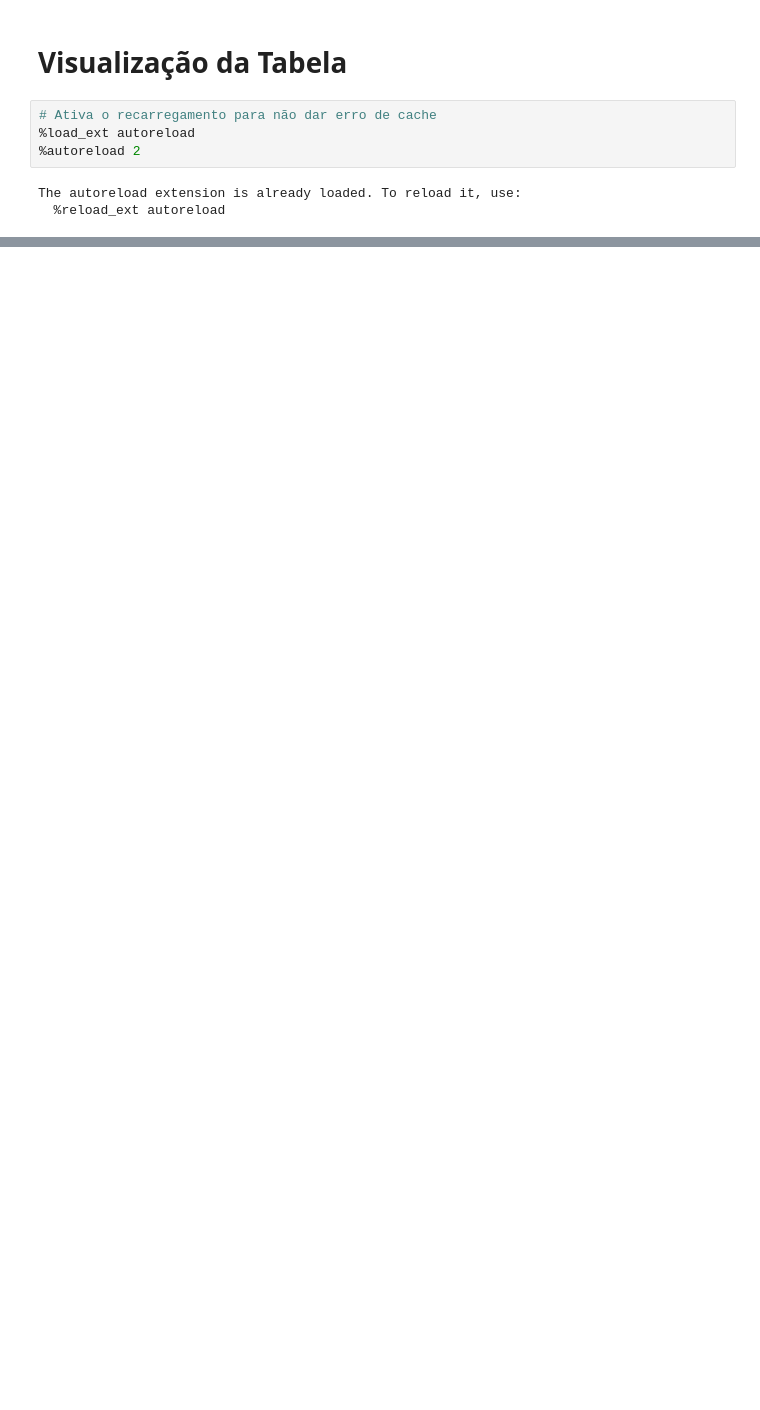
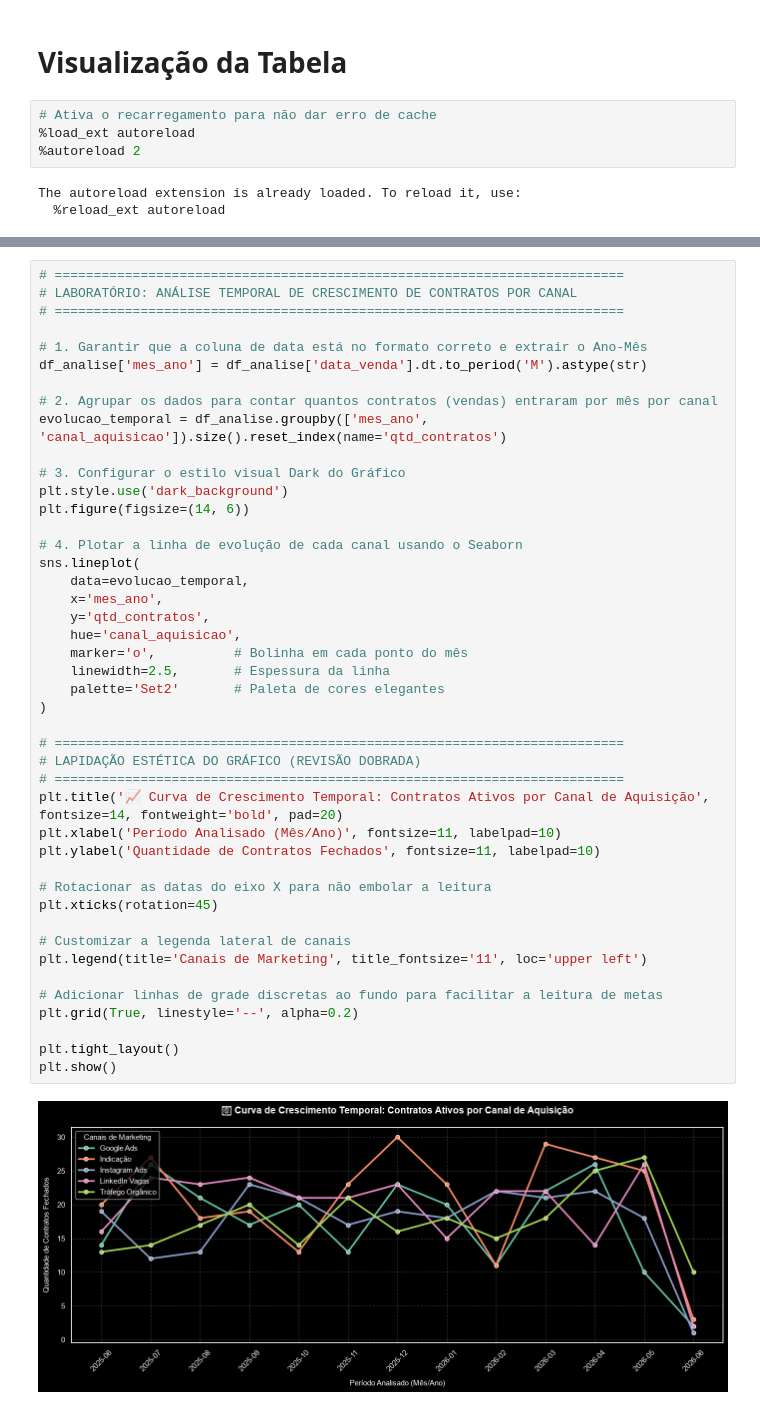
Before and after one commit to ravizeraig/dashInsights, a Jupyter notebook: notebooks/analise_exploratoria.ipynb, the cells around one changed output, grey strips where cells are left out. Cells and saved outputs as stored; diff of their text form; blank space fills up the shorter version.

```diff
--- a/notebooks/analise_exploratoria.ipynb
+++ b/notebooks/analise_exploratoria.ipynb
@@ -69,0 +430,46 @@ NameError: name 'impuestos_deducoes' is not defined
+# %%
+# =========================================================================
+# LABORATÓRIO: ANÁLISE TEMPORAL DE CRESCIMENTO DE CONTRATOS POR CANAL
+# =========================================================================
+
+# 1. Garantir que a coluna de data está no formato correto e extrair o Ano-Mês
+df_analise['mes_ano'] = df_analise['data_venda'].dt.to_period('M').astype(str)
+
+# 2. Agrupar os dados para contar quantos contratos (vendas) entraram por mês por canal
+evolucao_temporal = df_analise.groupby(['mes_ano', 'canal_aquisicao']).size().reset_index(name='qtd_contratos')
+
+# 3. Configurar o estilo visual Dark do Gráfico
+plt.style.use('dark_background')
+plt.figure(figsize=(14, 6))
+
+# 4. Plotar a linha de evolução de cada canal usando o Seaborn
+sns.lineplot(
+    data=evolucao_temporal,
+    x='mes_ano',
+    y='qtd_contratos',
+    hue='canal_aquisicao',
+    marker='o',          # Bolinha em cada ponto do mês
+    linewidth=2.5,       # Espessura da linha
+    palette='Set2'       # Paleta de cores elegantes
+)
+
+# =========================================================================
+# LAPIDAÇÃO ESTÉTICA DO GRÁFICO (REVISÃO DOBRADA)
+# =========================================================================
+plt.title('📈 Curva de Crescimento Temporal: Contratos Ativos por Canal de Aquisição', fontsize=14, fontweight='bold', pad=20)
+plt.xlabel('Período Analisado (Mês/Ano)', fontsize=11, labelpad=10)
+plt.ylabel('Quantidade de Contratos Fechados', fontsize=11, labelpad=10)
+
+# Rotacionar as datas do eixo X para não embolar a leitura
+plt.xticks(rotation=45)
+
+# Customizar a legenda lateral de canais
+plt.legend(title='Canais de Marketing', title_fontsize='11', loc='upper left')
+
+# Adicionar linhas de grade discretas ao fundo para facilitar a leitura de metas
+plt.grid(True, linestyle='--', alpha=0.2)
+
+plt.tight_layout()
+plt.show()
+# %% [output]
+[figure, added]
```
Also changed, not shown: parts of 12 cells of this notebook, 4 other files.
